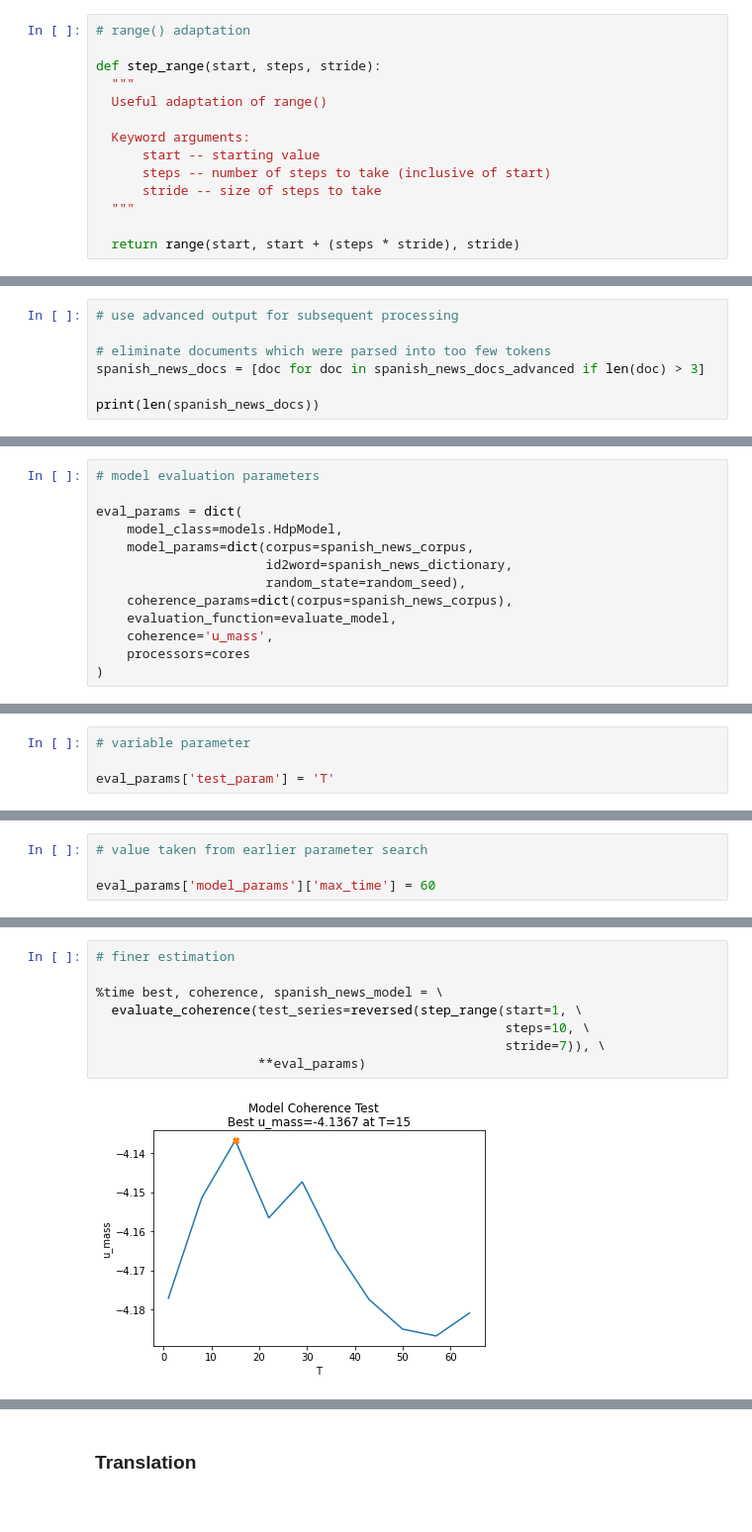
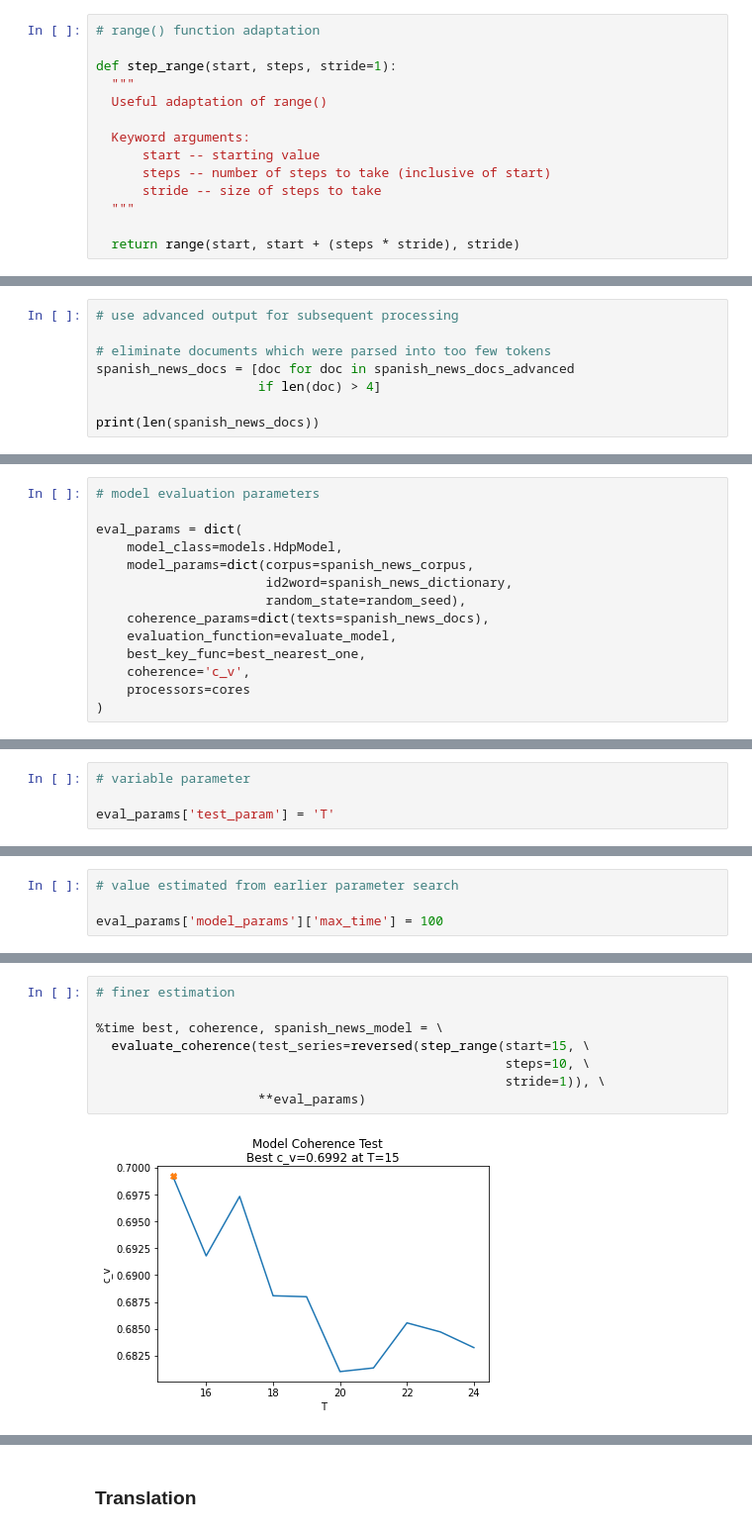
Before and after one commit to jbrown544/interlingual-topic-modeling, a Jupyter notebook: Interlingual_Topic_Modeling.ipynb, the cells around one changed output, grey strips where cells are left out. Shown at 99% size. Cells and saved outputs as stored; diff of their text form.

Commit message:
Improved coherence measurement and finalized narrative

```diff
--- a/Interlingual_Topic_Modeling.ipynb
+++ b/Interlingual_Topic_Modeling.ipynb
@@ -799,7 +848,7 @@ def evaluate_coherence(model_class,
 # %%
-# range() adaptation
+# range() function adaptation
 
-def step_range(start, steps, stride):
+def step_range(start, steps, stride=1):
   """
   Useful adaptation of range()
 
@@ -1215,7 +1355,8 @@ terms basic vs. advanced preprocessing:
 # use advanced output for subsequent processing
 
 # eliminate documents which were parsed into too few tokens
-spanish_news_docs = [doc for doc in spanish_news_docs_advanced if len(doc) > 3]
+spanish_news_docs = [doc for doc in spanish_news_docs_advanced
+                     if len(doc) > 4]
 
 print(len(spanish_news_docs))
 # %% [output]
@@ -1316,9 +1444,10 @@ eval_params = dict(
     model_params=dict(corpus=spanish_news_corpus,
                       id2word=spanish_news_dictionary,
                       random_state=random_seed),
-    coherence_params=dict(corpus=spanish_news_corpus),
+    coherence_params=dict(texts=spanish_news_docs),
     evaluation_function=evaluate_model,
-    coherence='u_mass',
+    best_key_func=best_nearest_one,
+    coherence='c_v',
     processors=cores
 )
 # %% [markdown]
@@ -1360,7 +1497,7 @@ Wall time: 1min 36s
 # %%
-# value taken from earlier parameter search
+# value estimated from earlier parameter search
 
-eval_params['model_params']['max_time'] = 60
+eval_params['model_params']['max_time'] = 100
 # %%
 # coarse estimation #2
 
@@ -1388,10 +1537,10 @@ Wall time: 2min 3s
 # %%
 # finer estimation
 
 %time best, coherence, spanish_news_model = \
-  evaluate_coherence(test_series=reversed(step_range(start=1, \
+  evaluate_coherence(test_series=reversed(step_range(start=15, \
                                                      steps=10, \
-                                                     stride=7)), \
+                                                     stride=1)), \
                      **eval_params)
 # %% [output]
-[figure, old version]
+[figure, new version]
```
Also changed, not shown: parts of 202 cells of this notebook.
